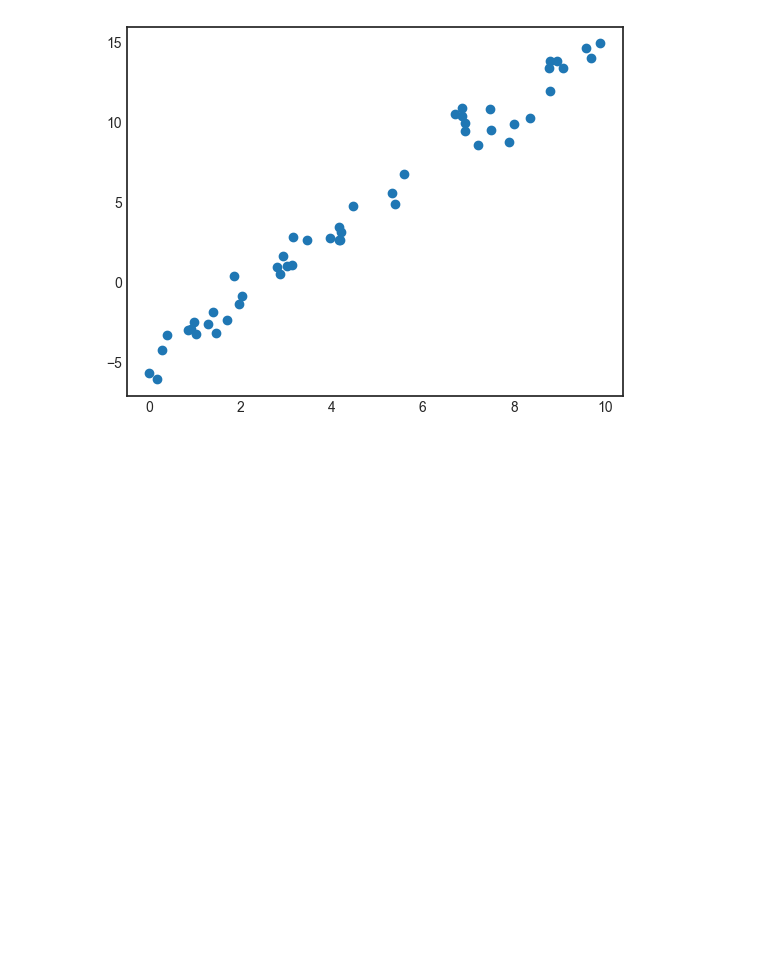
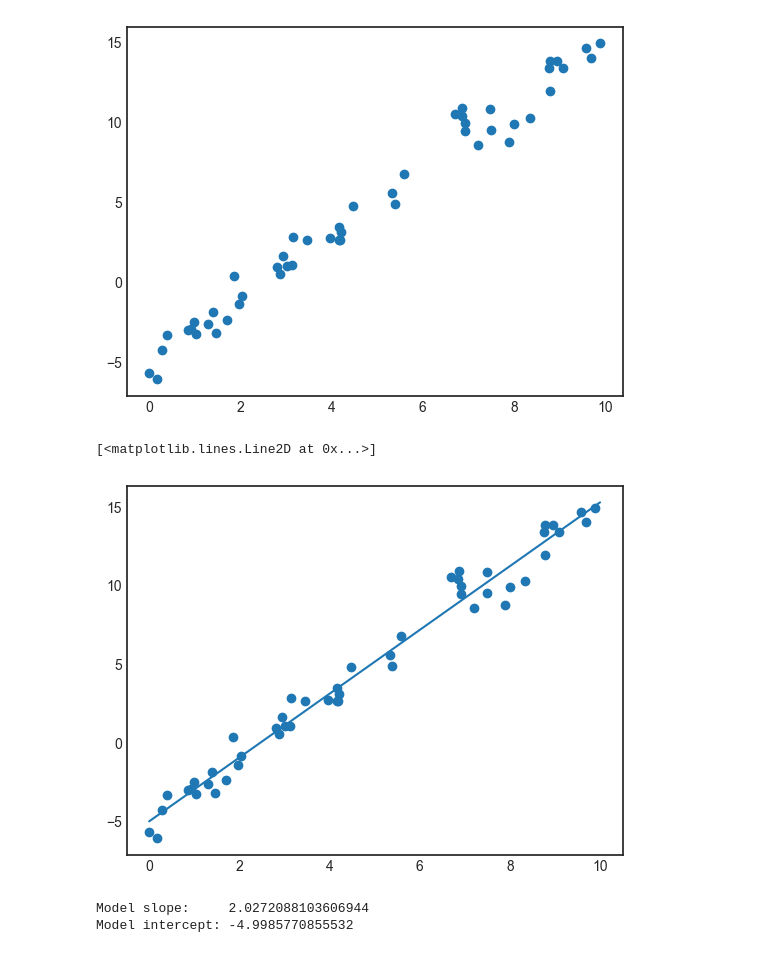
Before and after one commit to KyleKinsella/Data-Science-Machine-Learning-Code, a Jupyter notebook: Linear-Regression-Coding/learningLinearRegression.ipynb, the cells around one changed output. Saved outputs shown, nothing was run; the diff lists cells and outputs as text; code cells hidden in the pictures; blank space fills up the shorter version.

```diff
--- a/Linear-Regression-Coding/learningLinearRegression.ipynb
+++ b/Linear-Regression-Coding/learningLinearRegression.ipynb
@@ -14,3 +14,24 @@ plt.scatter(x, y)
 [figure]
 # %%
 # this is a test
+# %%
+from sklearn.linear_model import LinearRegression
+
+model = LinearRegression(fit_intercept=True)
+
+model.fit(x[:, np.newaxis], y)
+
+xFit = np.linspace(0, 10, 1000)
+yFit = model.predict(xFit[:, np.newaxis])
+
+plt.scatter(x, y)
+plt.plot(xFit, yFit)
+# %% [output]
+[<matplotlib.lines.Line2D at 0x...>]
+[figure, added]
+# %%
+print("Model slope:    ", model.coef_[0])
+print("Model intercept:", model.intercept_)
+# %% [output]
+Model slope:     2.0272088103606944
+Model intercept: -4.9985770855532
```
